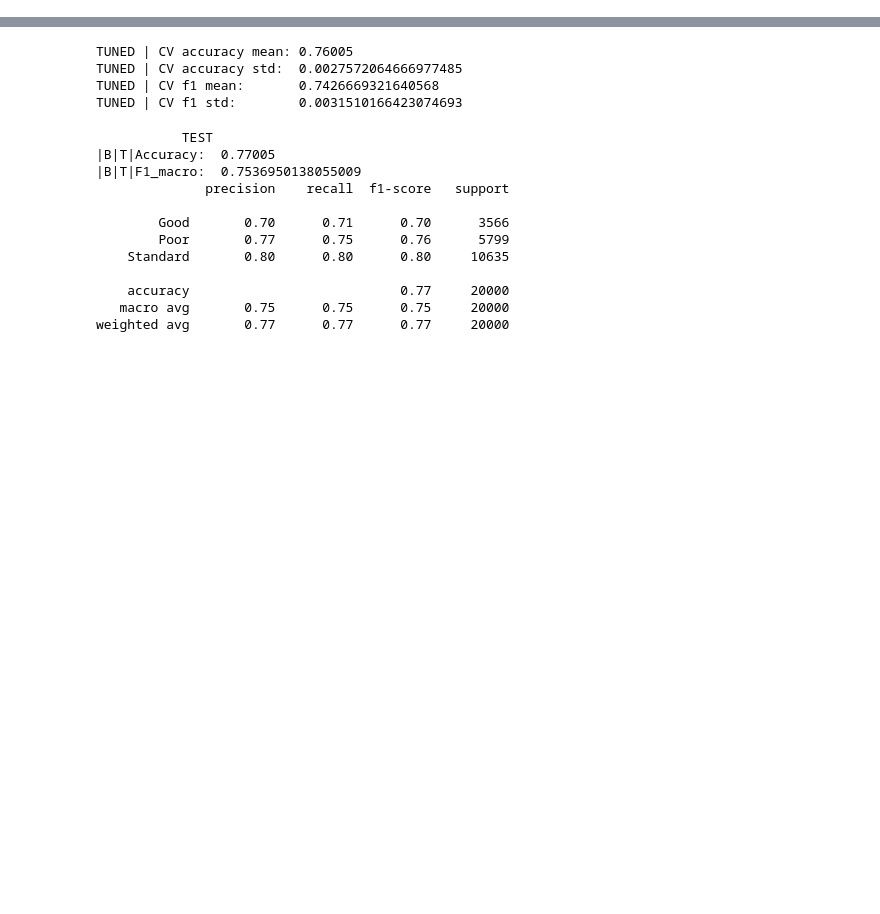
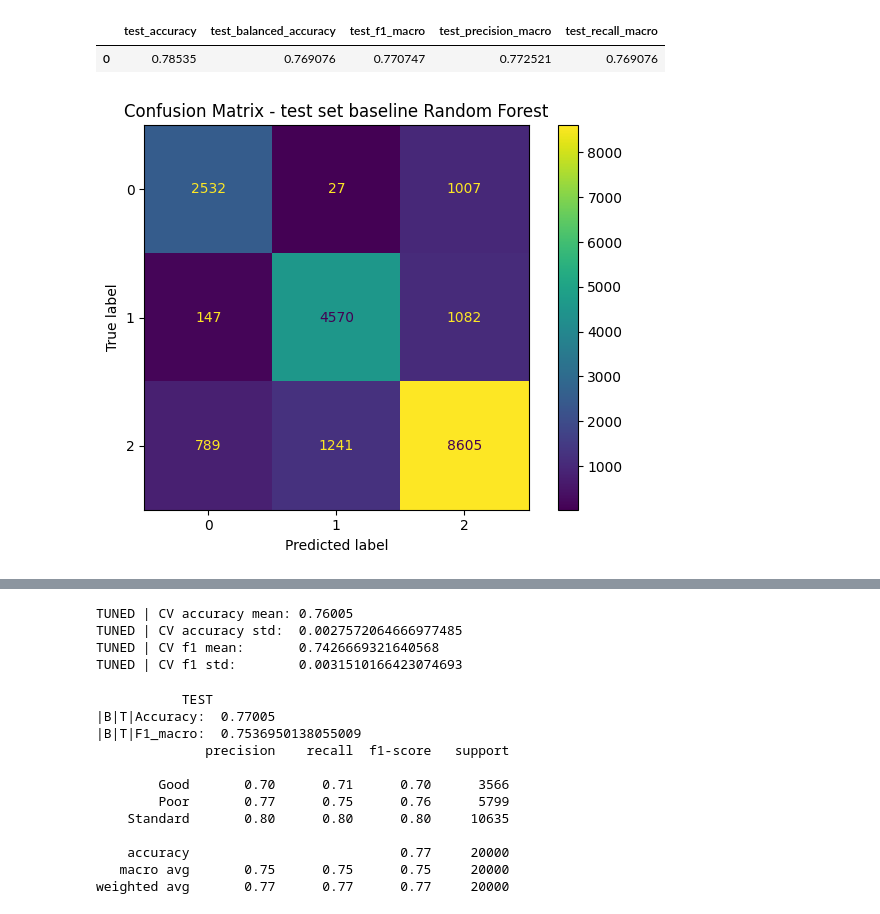
Before and after one commit to JakubKrzak/credit-classification-ml, a Jupyter notebook: notebooks/randomforest.ipynb, the cells around one changed output, grey strips where cells are left out. Drawn from its saved outputs; the diff is of its cells as text; code cells hidden in the pictures; blank space fills up the shorter version.

```diff
--- a/notebooks/randomforest.ipynb
+++ b/notebooks/randomforest.ipynb
@@ -18,5 +31,5 @@ mlflow.set_experiment("Classification Models")
 # %%
-df = pd.read_csv("/home/jakub/Pulpit/Credit original/data/raw/train.csv")
+df = pd.read_csv("/home/jakub/Pulpit/Credit Classification ML/data/raw/train.csv")
 X = df.drop(columns=['Credit_Score'])
 y = df['Credit_Score']
 
@@ -94,2 +84,30 @@ weighted avg       0.79      0.79      0.79     20000
+# %%
+#Trening na X_test
+forest_clf.fit(X_train, y_train)
+
+y_pred_base = forest_clf.predict(X_test)
+
+test_metrics_base = {
+    "test_accuracy": accuracy_score(y_test, y_pred_base),
+    "test_balanced_accuracy": balanced_accuracy_score(y_test, y_pred_base),
+    "test_f1_macro": f1_score(y_test, y_pred_base, average="macro"),
+    "test_precision_macro": precision_score(y_test, y_pred_base, average="macro"),
+    "test_recall_macro": recall_score(y_test, y_pred_base, average="macro"),
+}
+
+pd.DataFrame([test_metrics_base])
+# %% [output]
+|  | test_accuracy | test_balanced_accuracy | test_f1_macro | test_precision_macro | test_recall_macro |
+| 0 | 0.78535 | 0.769076 | 0.770747 | 0.772521 | 0.769076 |
+# %%
+cm = confusion_matrix(y_test, y_pred_base)
+
+disp = ConfusionMatrixDisplay(confusion_matrix=cm)
+disp.plot()
+plt.title("Confusion Matrix - test set baseline Random Forest")
+plt.tight_layout()
+plt.show()
+# %% [output]
+[figure, added]
 # %%
 # with mlflow.start_run(run_name="Random_Forest_baseline"):
```
Also changed, not shown: parts of 9 cells of this notebook.
